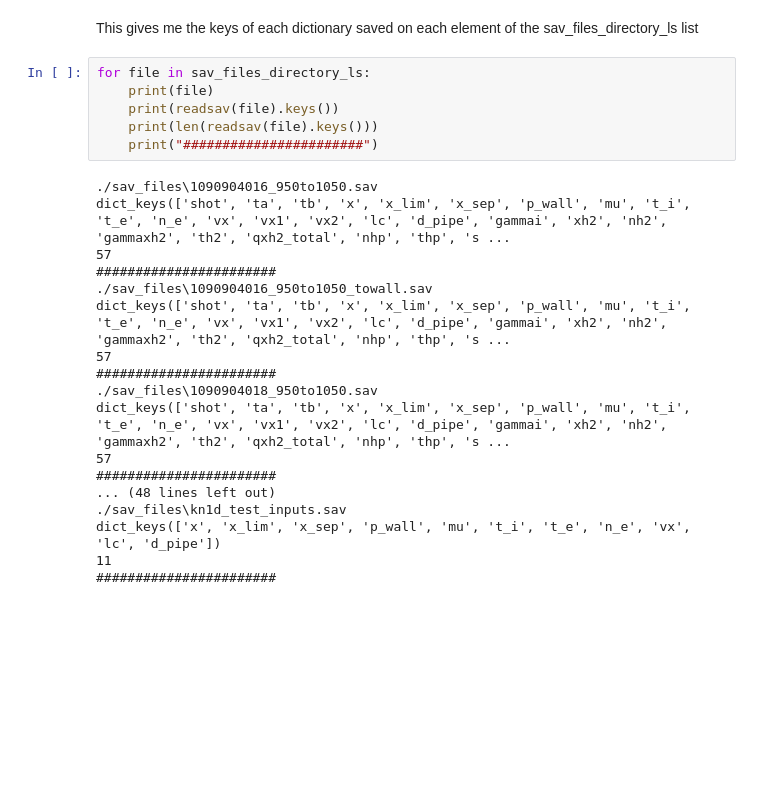
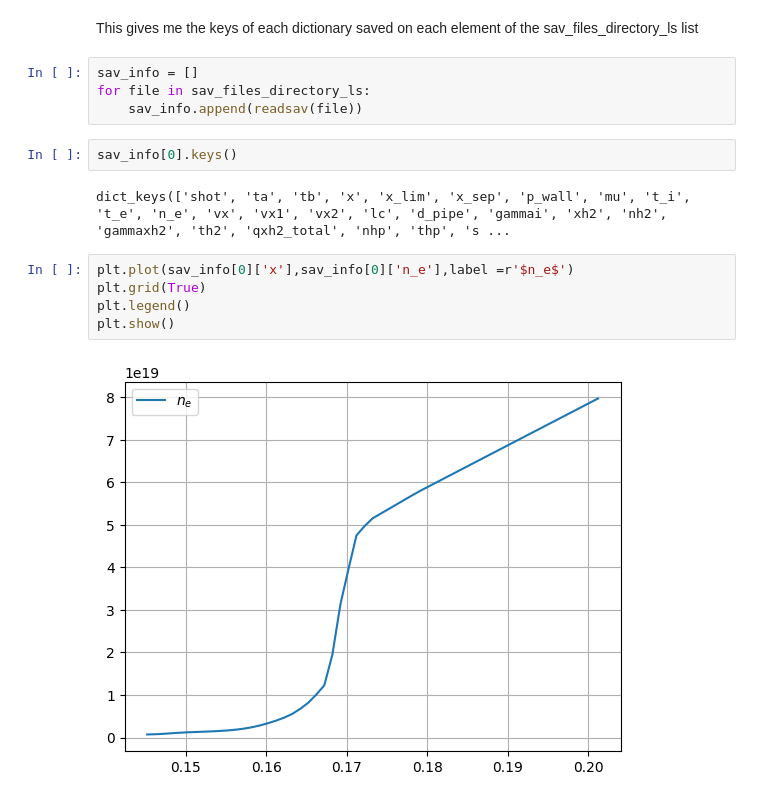
Before and after one commit to W-M-plasma-group/KN1DPy, a Jupyter notebook: tests_Carlo.ipynb, the cells around one changed output. Saved outputs shown, nothing was run; the diff lists cells and outputs as text; blank space fills up the shorter version.

Commit message:
Update: tests_Carlo.ipynb - sav files opened and stored into lists

```diff
--- a/tests_Carlo.ipynb
+++ b/tests_Carlo.ipynb
@@ -32,27 +33,18 @@ for file in sav_files_ls:
     sav_files_directory_ls.append(os.path.join(directory, file))
 # %% [markdown]
 This gives me the keys of each dictionary saved on each element of the sav_files_directory_ls list
-# %%
-for file in sav_files_directory_ls:
-    print(file)
-    print(readsav(file).keys())
-    print(len(readsav(file).keys()))
-    print("#######################")
-# %% [output]
-./sav_files\1090904016_950to1050.sav
-dict_keys(['shot', 'ta', 'tb', 'x', 'x_lim', 'x_sep', 'p_wall', 'mu', 't_i', 't_e', 'n_e', 'vx', 'vx1', 'vx2', 'lc', 'd_pipe', 'gammai', 'xh2', 'nh2', 'gammaxh2', 'th2', 'qxh2_total', 'nhp', 'thp', 's ...
-57
-#######################
-./sav_files\1090904016_950to1050_towall.sav
-dict_keys(['shot', 'ta', 'tb', 'x', 'x_lim', 'x_sep', 'p_wall', 'mu', 't_i', 't_e', 'n_e', 'vx', 'vx1', 'vx2', 'lc', 'd_pipe', 'gammai', 'xh2', 'nh2', 'gammaxh2', 'th2', 'qxh2_total', 'nhp', 'thp', 's ...
-57
-#######################
-./sav_files\1090904018_950to1050.sav
-dict_keys(['shot', 'ta', 'tb', 'x', 'x_lim', 'x_sep', 'p_wall', 'mu', 't_i', 't_e', 'n_e', 'vx', 'vx1', 'vx2', 'lc', 'd_pipe', 'gammai', 'xh2', 'nh2', 'gammaxh2', 'th2', 'qxh2_total', 'nhp', 'thp', 's ...
-57
-#######################
-... (48 lines left out)
-./sav_files\kn1d_test_inputs.sav
-dict_keys(['x', 'x_lim', 'x_sep', 'p_wall', 'mu', 't_i', 't_e', 'n_e', 'vx', 'lc', 'd_pipe'])
-11
-#######################
+# %%
+sav_info = []
+for file in sav_files_directory_ls:
+    sav_info.append(readsav(file))
+# %%
+sav_info[0].keys()
+# %% [output]
+dict_keys(['shot', 'ta', 'tb', 'x', 'x_lim', 'x_sep', 'p_wall', 'mu', 't_i', 't_e', 'n_e', 'vx', 'vx1', 'vx2', 'lc', 'd_pipe', 'gammai', 'xh2', 'nh2', 'gammaxh2', 'th2', 'qxh2_total', 'nhp', 'thp', 's ...
+# %%
+plt.plot(sav_info[0]['x'],sav_info[0]['n_e'],label =r'$n_e$')
+plt.grid(True)
+plt.legend()
+plt.show()
+# %% [output]
+[figure, added]
```
Also changed, not shown: parts of 2 cells of this notebook.
